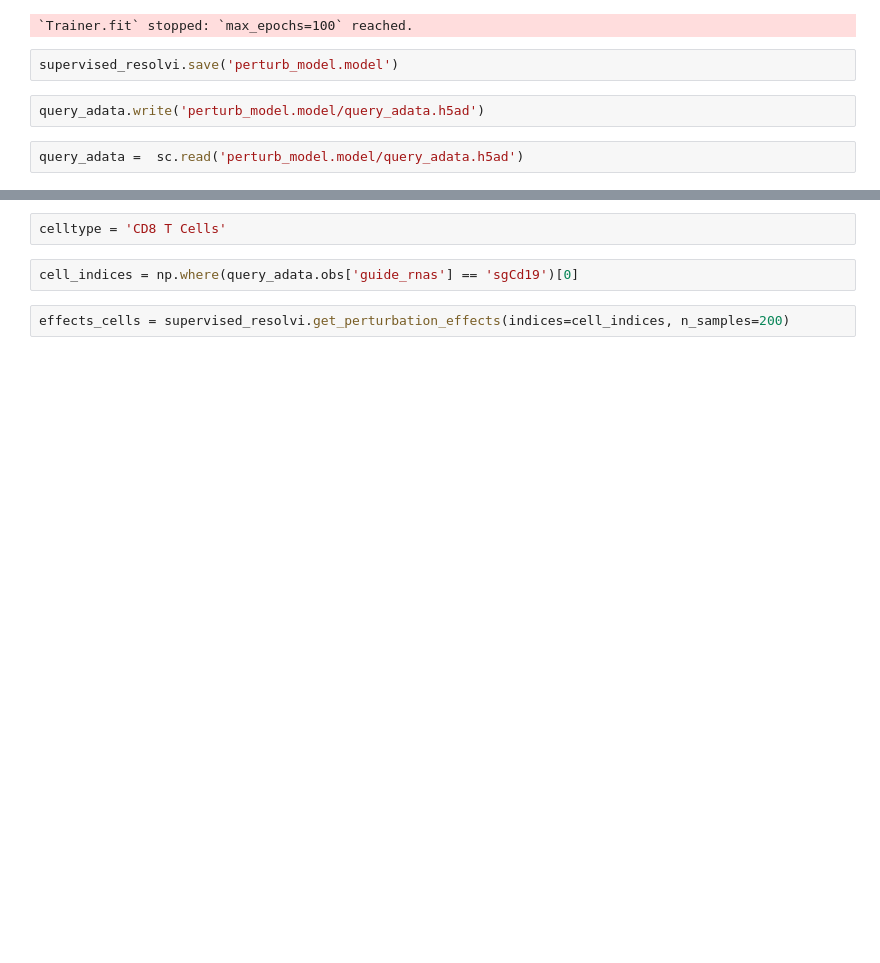
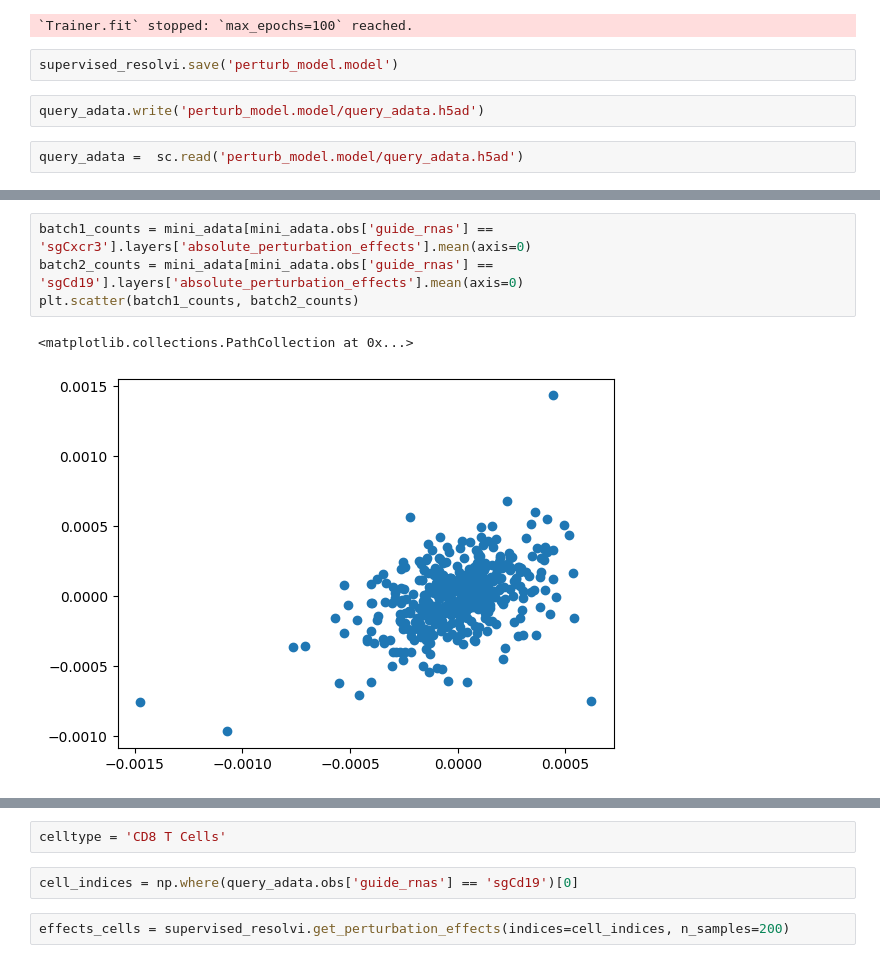
Before and after one commit to amonell/scvi-tools, a Jupyter notebook: resolve_perurb_tests/test1.ipynb, the cells around one changed output, grey strips where cells are left out. Saved outputs shown, nothing was run; the diff lists cells and outputs as text; blank space fills up the shorter version.

```diff
--- a/resolve_perurb_tests/test1.ipynb
+++ b/resolve_perurb_tests/test1.ipynb
@@ -85,0 +129,7 @@ LOCAL_RANK: 0 - CUDA_VISIBLE_DEVICES: [0]
+# %%
+batch1_counts = mini_adata[mini_adata.obs['guide_rnas'] == 'sgCxcr3'].layers['absolute_perturbation_effects'].mean(axis=0)
+batch2_counts = mini_adata[mini_adata.obs['guide_rnas'] == 'sgCd19'].layers['absolute_perturbation_effects'].mean(axis=0)
+plt.scatter(batch1_counts, batch2_counts)
+# %% [output]
+<matplotlib.collections.PathCollection at 0x...>
+[figure, added]
```
Also changed, not shown: parts of 9 cells of this notebook, 2 other files.
